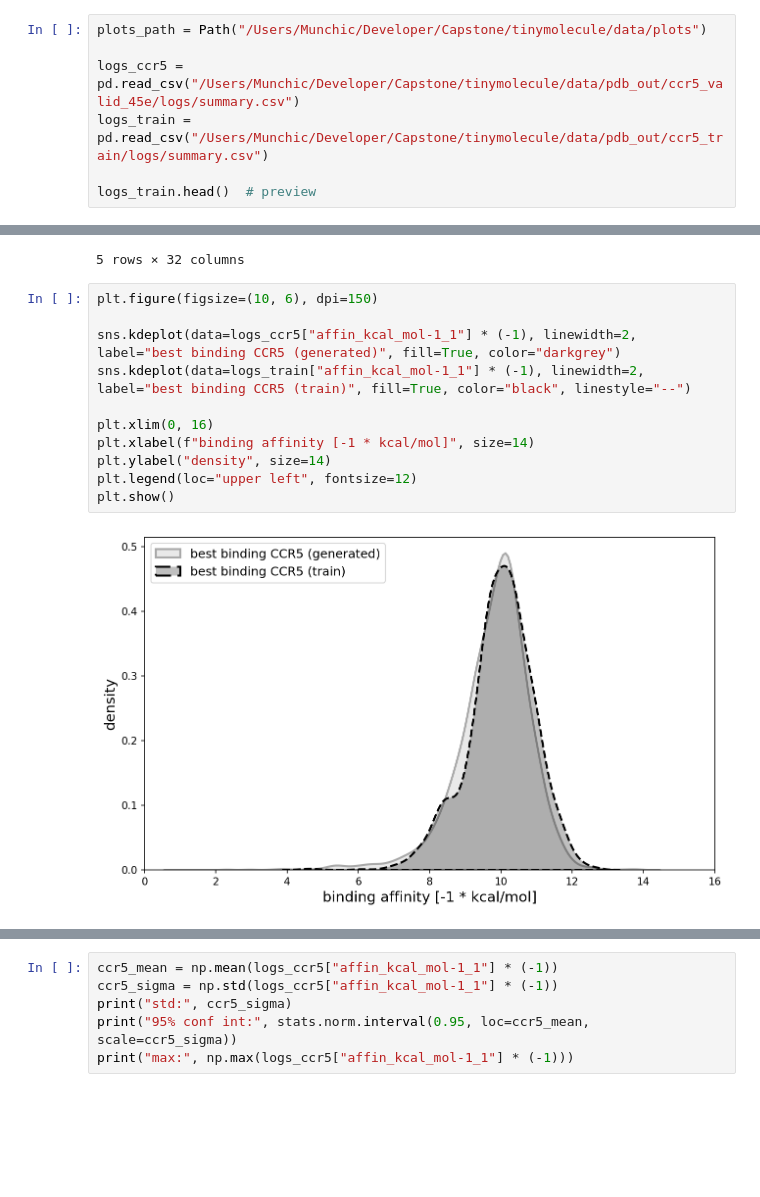
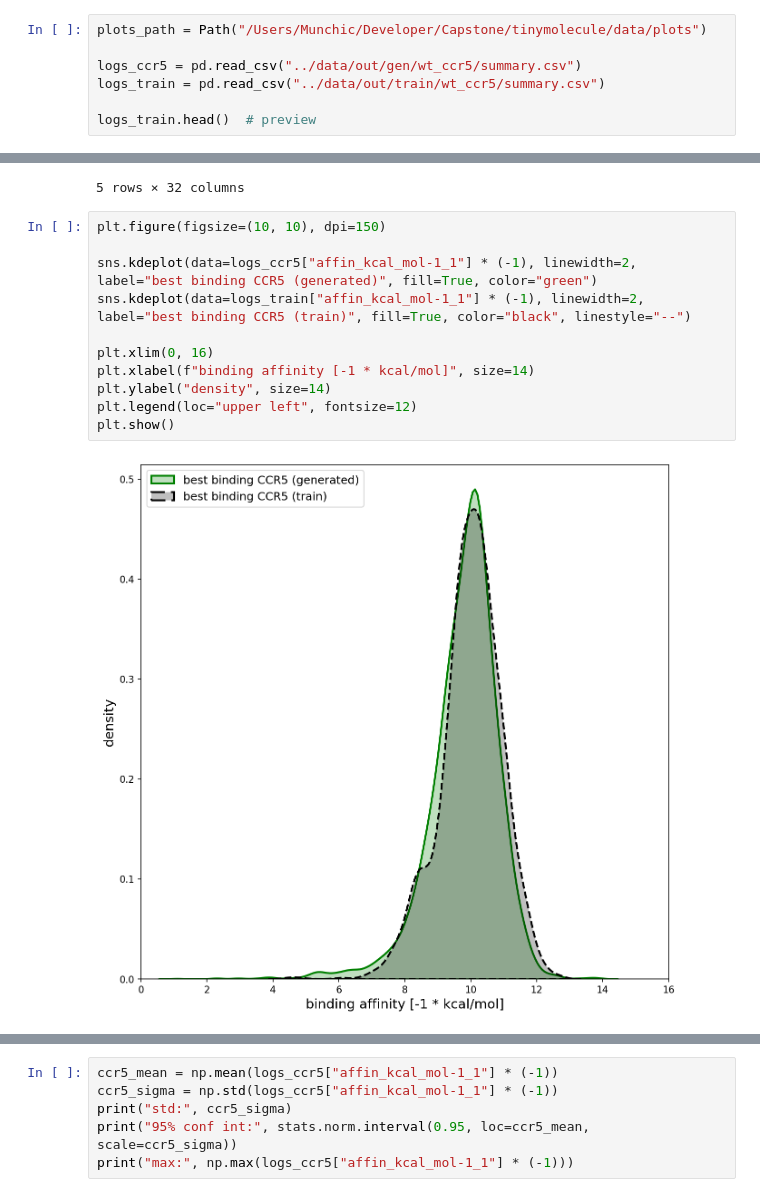
Before and after one commit to Munchic/tinymolecule, a Jupyter notebook: analysis/baff_gen_vs_train.ipynb, the cells around one changed output, grey strips where cells are left out. Cells and saved outputs as stored; diff of their text form; blank space fills up the shorter version.

```diff
--- a/analysis/baff_gen_vs_train.ipynb
+++ b/analysis/baff_gen_vs_train.ipynb
@@ -15,8 +15,8 @@ from moses.utils import get_mol
 # %%
 plots_path = Path("/Users/Munchic/Developer/Capstone/tinymolecule/data/plots")
 
-logs_ccr5 = pd.read_csv("/Users/Munchic/Developer/Capstone/tinymolecule/data/pdb_out/ccr5_valid_45e/logs/summary.csv")
-logs_train = pd.read_csv("/Users/Munchic/Developer/Capstone/tinymolecule/data/pdb_out/ccr5_train/logs/summary.csv")
+logs_ccr5 = pd.read_csv("../data/out/gen/wt_ccr5/summary.csv")
+logs_train = pd.read_csv("../data/out/train/wt_ccr5/summary.csv")
 
 logs_train.head()  # preview
 # %% [output]
@@ -28,16 +28,16 @@ logs_train.head()  # preview
 | 4 | 4 | -9.8 | -9.2 | -9.1 | -9.0 | ... |
 5 rows × 32 columns
 # %%
-plt.figure(figsize=(10, 6), dpi=150)
+plt.figure(figsize=(10, 10), dpi=150)
 
-sns.kdeplot(data=logs_ccr5["affin_kcal_mol-1_1"] * (-1), linewidth=2, label="best binding CCR5 (generated)", fill=True, color="darkgrey")
+sns.kdeplot(data=logs_ccr5["affin_kcal_mol-1_1"] * (-1), linewidth=2, label="best binding CCR5 (generated)", fill=True, color="green")
 sns.kdeplot(data=logs_train["affin_kcal_mol-1_1"] * (-1), linewidth=2, label="best binding CCR5 (train)", fill=True, color="black", linestyle="--")
 
 plt.xlim(0, 16)
 plt.xlabel(f"binding affinity [-1 * kcal/mol]", size=14)
 plt.ylabel("density", size=14)
 plt.legend(loc="upper left", fontsize=12)
 plt.show()
 # %% [output]
-[figure, old version]
+[figure, new version]
 # %%
```
Also changed, not shown: parts of 1 cell of this notebook, 9 other files.
